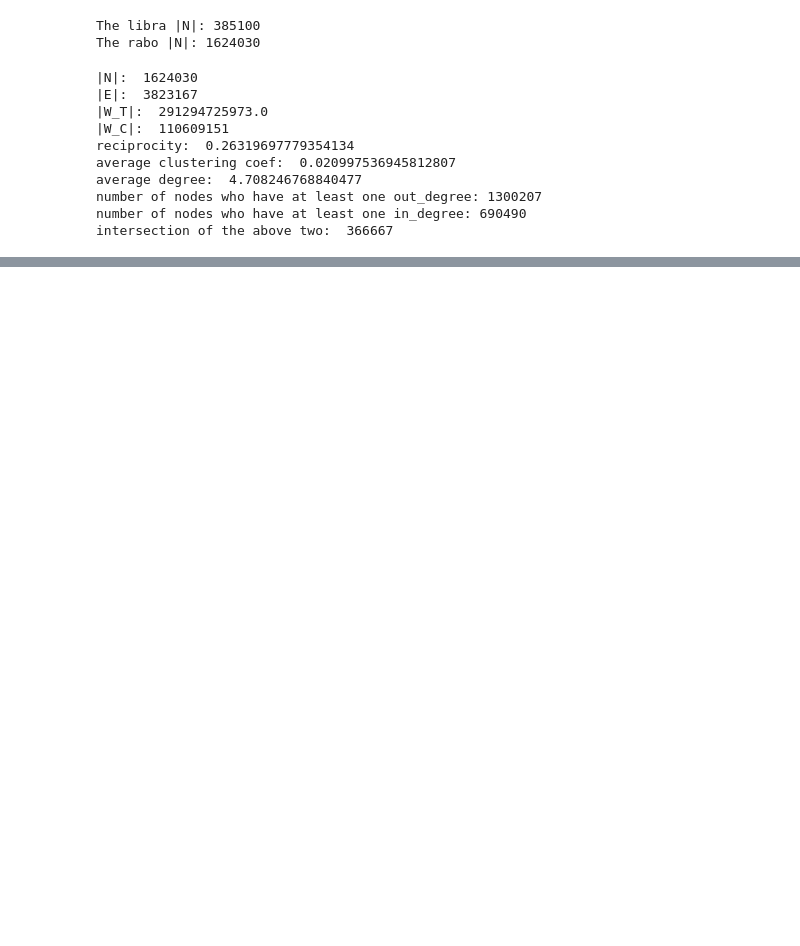
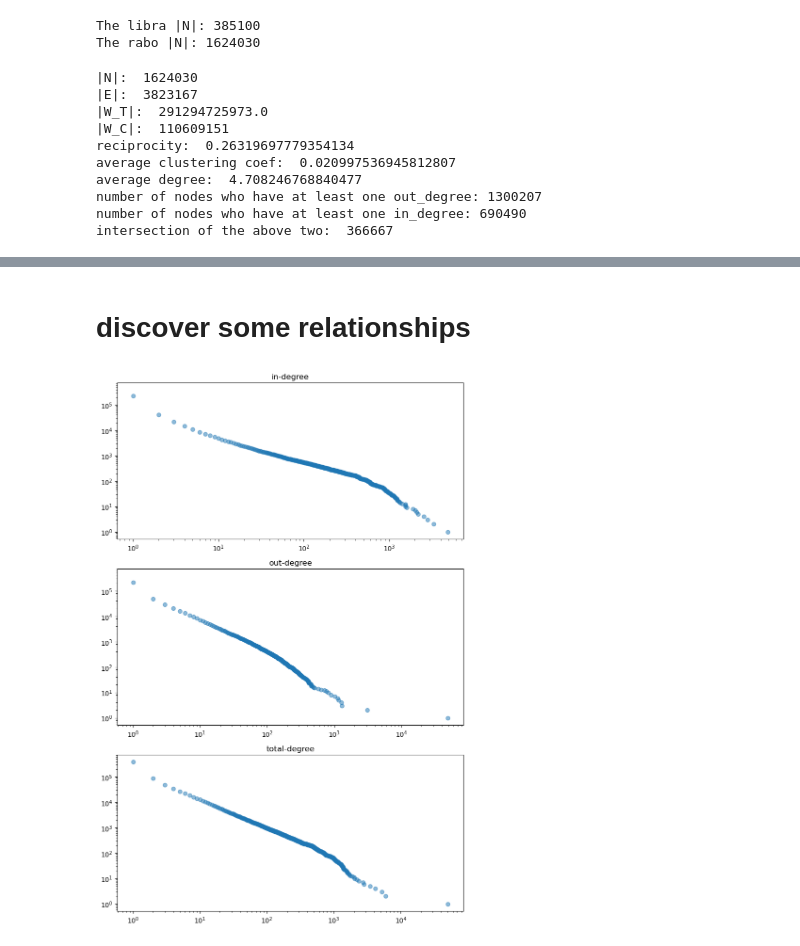
Before and after one commit to TheAllUnknown/BankTransactionNet, a Jupyter notebook: explore_libra.ipynb, the cells around one changed output, grey strips where cells are left out. Drawn from its saved outputs; the diff is of its cells as text; code cells hidden in the pictures; blank space fills up the shorter version.

```diff
--- a/explore_libra.ipynb
+++ b/explore_libra.ipynb
@@ -55,0 +150,6 @@ intersection of the above two:  366667
+# %% [markdown]
+# discover some relationships
+# %%
+utils.degree_scatter(libra_G,type_list=['in','out','total'],log=True, alpha=0.5)
+# %% [output]
+[figure, added]
```
Also changed, not shown: parts of 9 cells of this notebook.
